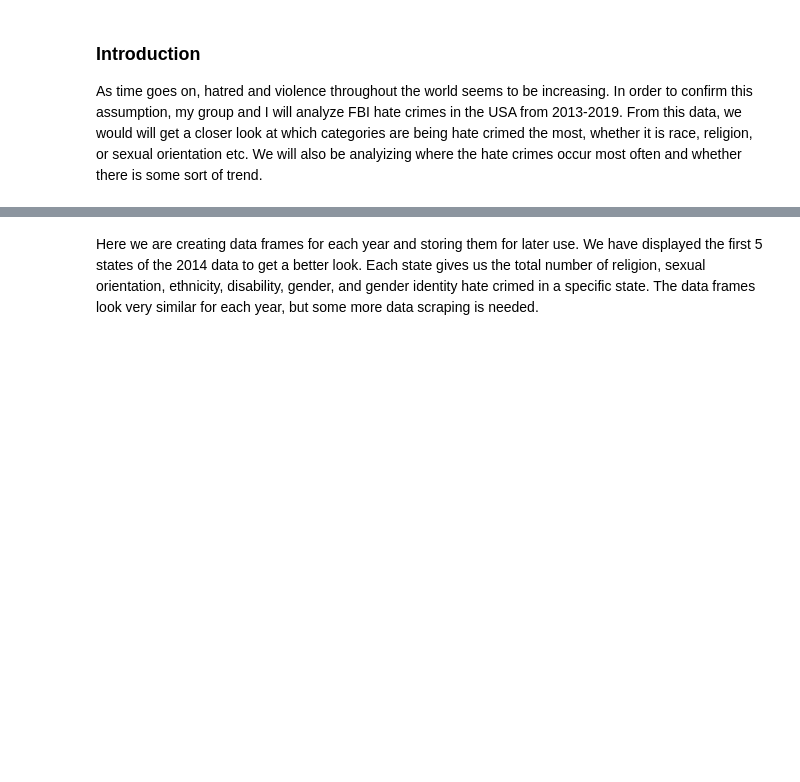
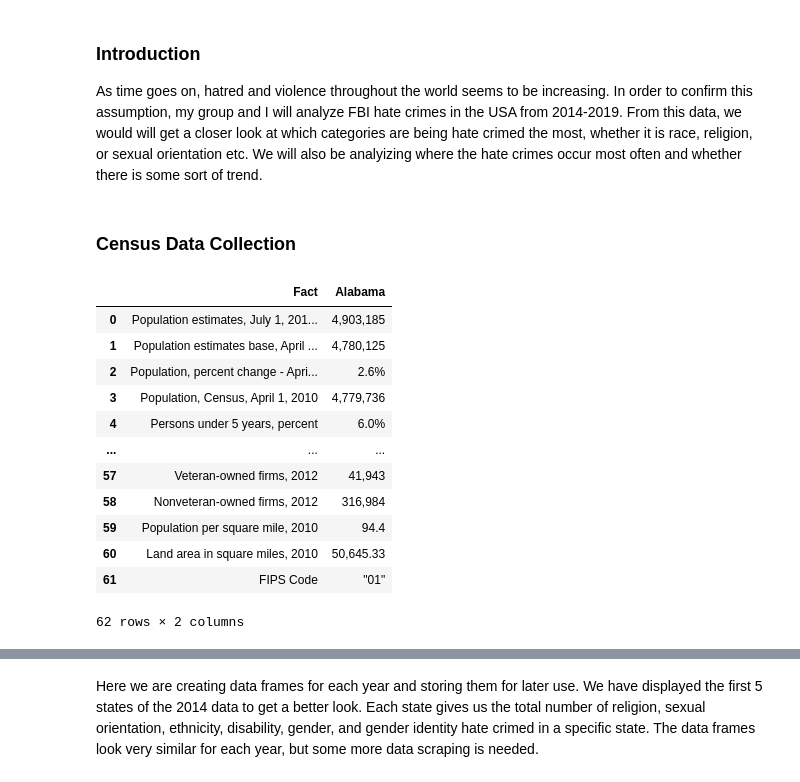
Before and after one commit to amityavasani/cmsc320final, a Jupyter notebook: cmsc320_finalproject.ipynb, the cells around one changed output, grey strips where cells are left out. Saved outputs shown, nothing was run; the diff lists cells and outputs as text; code cells hidden in the pictures; blank space fills up the shorter version.

```diff
--- a/cmsc320_finalproject.ipynb
+++ b/cmsc320_finalproject.ipynb
@@ -1,10 +1,44 @@
 # %% [markdown]
 ### Introduction
 
-As time goes on, hatred and violence throughout the world seems to be increasing. In order to confirm this assumption, my group and I will analyze FBI hate crimes in the USA from 2013-2019. From this data, we would will get a closer look at which categories are being hate crimed the most, whether it is race, religion, or sexual orientation etc. We will also be analyizing where the hate crimes occur most often and whether there is some sort of trend.
+As time goes on, hatred and violence throughout the world seems to be increasing. In order to confirm this assumption, my group and I will analyze FBI hate crimes in the USA from 2014-2019. From this data, we would will get a closer look at which categories are being hate crimed the most, whether it is race, religion, or sexual orientation etc. We will also be analyizing where the hate crimes occur most often and whether there is some sort of trend.
 # %%
 import pandas as pd
 import matplotlib.pyplot as plt
 from sklearn.linear_model import LinearRegression
 import numpy as np
 import seaborn as sns
+# %% [markdown]
+### Census Data Collection
+# %%
+states = ["AL", "AK", "AZ", "AR", "CA", "CO", "CT", "DC", "DE", "FL", "GA", "HI", "ID",
+          "IL", "IN", "IA", "KS", "KY", "LA", "ME", "MD", "MA", "MI", "MN", "MS", "MO",
+          "MT", "NE", "NV", "NH", "NJ", "NM", "NY", "NC", "ND", "OH", "OK", "OR", "PA",
+          "RI", "SC", "SD", "TN", "TX", "UT", "VT", "VA", "WA", "WV", "WI", "WY"]
+
+
+
+df = pd.read_csv('https://www.census.gov/quickfacts/fact/csv/AL/')
+
+# row 62 onwards isn't data
+df.drop(range(62,83), inplace=True)
+
+# just keep data, remove columns with irrelevant info
+note_cols = [col for col in df.columns if 'Note' in col]
+df.drop(note_cols, 1, inplace=True)
+
+df
+# %% [output]
+|  | Fact | Alabama |
+| 0 | Population estimates, July 1, 201... | 4,903,185 |
+| 1 | Population estimates base, April ... | 4,780,125 |
+| 2 | Population, percent change - Apri... | 2.6% |
+| 3 | Population, Census, April 1, 2010 | 4,779,736 |
+| 4 | Persons under 5 years, percent | 6.0% |
+| ... | ... | ... |
+| 57 | Veteran-owned firms, 2012 | 41,943 |
+| 58 | Nonveteran-owned firms, 2012 | 316,984 |
+| 59 | Population per square mile, 2010 | 94.4 |
+| 60 | Land area in square miles, 2010 | 50,645.33 |
+| 61 | FIPS Code | "01" |
+62 rows × 2 columns
```
Also changed, not shown: parts of 4 cells of this notebook.
